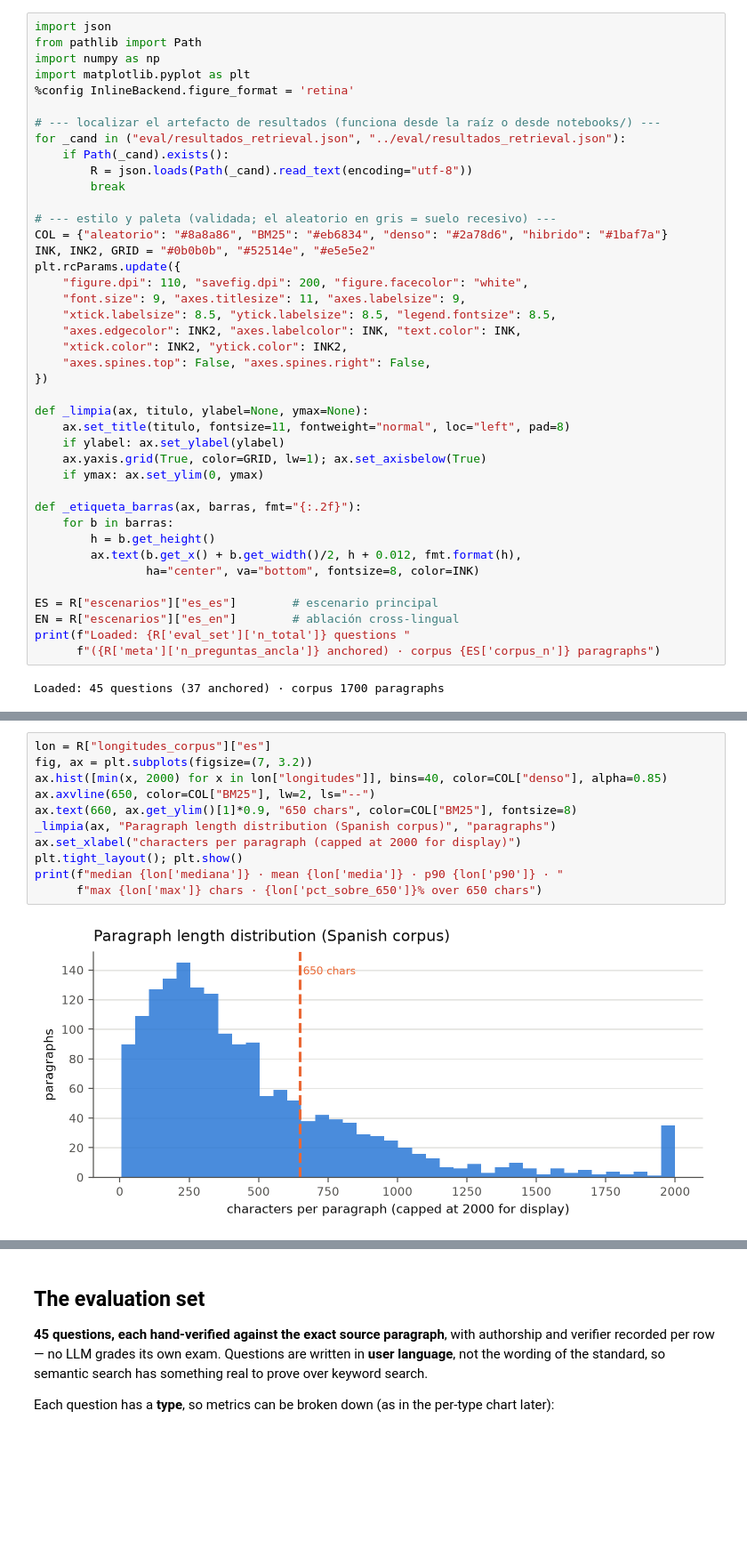
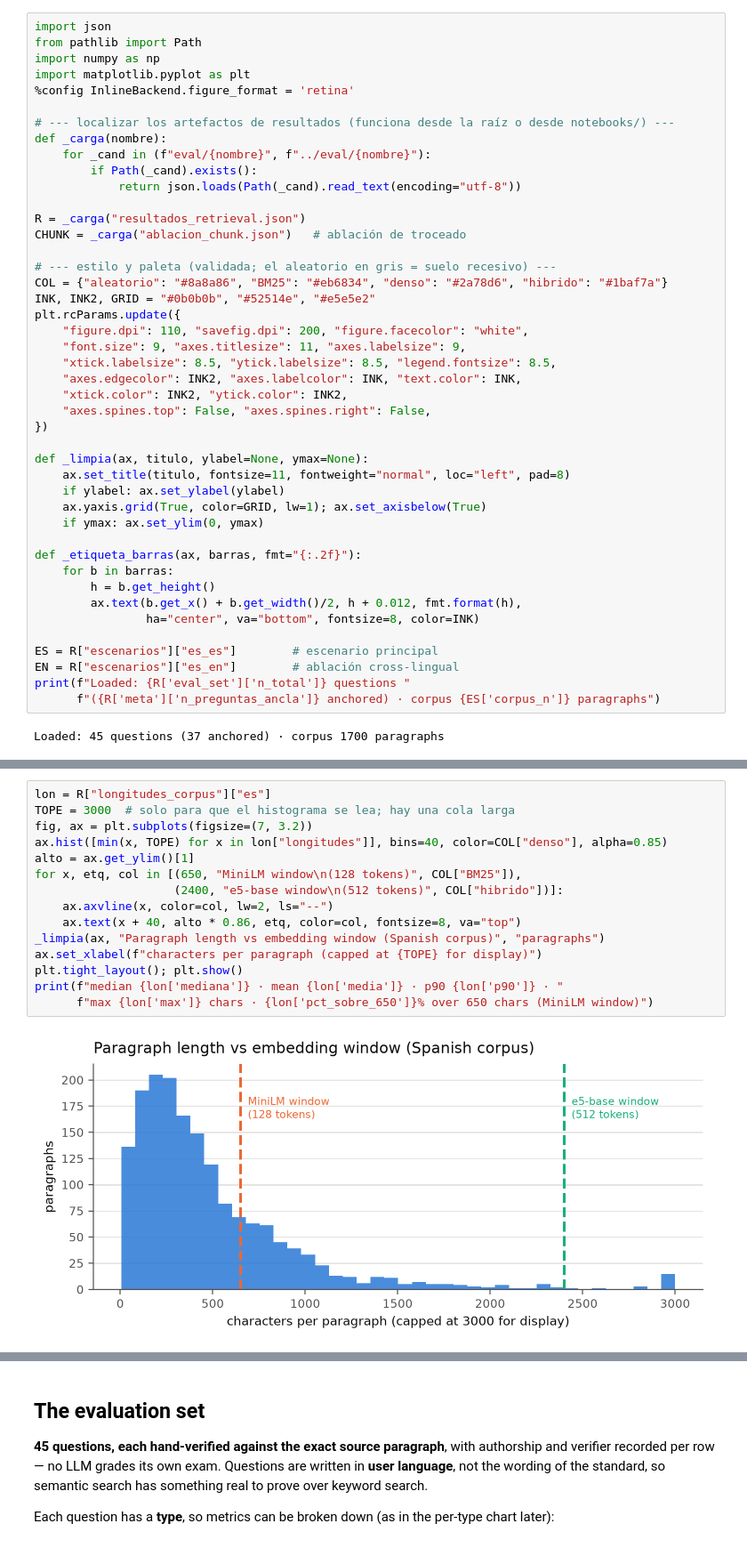
Before and after one commit to Helena-Alcolea/esrs-rag, a Jupyter notebook: notebooks/1-retrieval-evaluation.ipynb, the cells around one changed output, grey strips where cells are left out. Shown at 89% size. Drawn from its saved outputs; the diff is of its cells as text; blank space fills up the shorter version.

```diff
--- a/notebooks/1-retrieval-evaluation.ipynb
+++ b/notebooks/1-retrieval-evaluation.ipynb
@@ -20,11 +20,14 @@ import numpy as np
 import matplotlib.pyplot as plt
 %config InlineBackend.figure_format = 'retina'
 
-# --- localizar el artefacto de resultados (funciona desde la raíz o desde notebooks/) ---
-for _cand in ("eval/resultados_retrieval.json", "../eval/resultados_retrieval.json"):
-    if Path(_cand).exists():
-        R = json.loads(Path(_cand).read_text(encoding="utf-8"))
-        break
+# --- localizar los artefactos de resultados (funciona desde la raíz o desde notebooks/) ---
+def _carga(nombre):
+    for _cand in (f"eval/{nombre}", f"../eval/{nombre}"):
+        if Path(_cand).exists():
+            return json.loads(Path(_cand).read_text(encoding="utf-8"))
+
+R = _carga("resultados_retrieval.json")
+CHUNK = _carga("ablacion_chunk.json")   # ablación de troceado
 
 # --- estilo y paleta (validada; el aleatorio en gris = suelo recesivo) ---
 COL = {"aleatorio": "#8a8a86", "BM25": "#eb6834", "denso": "#2a78d6", "hibrido": "#1baf7a"}
@@ -66,13 +83,17 @@ length confounder** when comparing them.
 # %%
 lon = R["longitudes_corpus"]["es"]
+TOPE = 3000  # solo para que el histograma se lea; hay una cola larga
 fig, ax = plt.subplots(figsize=(7, 3.2))
-ax.hist([min(x, 2000) for x in lon["longitudes"]], bins=40, color=COL["denso"], alpha=0.85)
-ax.axvline(650, color=COL["BM25"], lw=2, ls="--")
-ax.text(660, ax.get_ylim()[1]*0.9, "650 chars", color=COL["BM25"], fontsize=8)
-_limpia(ax, "Paragraph length distribution (Spanish corpus)", "paragraphs")
-ax.set_xlabel("characters per paragraph (capped at 2000 for display)")
+ax.hist([min(x, TOPE) for x in lon["longitudes"]], bins=40, color=COL["denso"], alpha=0.85)
+alto = ax.get_ylim()[1]
+for x, etq, col in [(650, "MiniLM window\n(128 tokens)", COL["BM25"]),
+                    (2400, "e5-base window\n(512 tokens)", COL["hibrido"])]:
+    ax.axvline(x, color=col, lw=2, ls="--")
+    ax.text(x + 40, alto * 0.86, etq, color=col, fontsize=8, va="top")
+_limpia(ax, "Paragraph length vs embedding window (Spanish corpus)", "paragraphs")
+ax.set_xlabel(f"characters per paragraph (capped at {TOPE} for display)")
 plt.tight_layout(); plt.show()
 print(f"median {lon['mediana']} · mean {lon['media']} · p90 {lon['p90']} · "
-      f"max {lon['max']} chars · {lon['pct_sobre_650']}% over 650 chars")
+      f"max {lon['max']} chars · {lon['pct_sobre_650']}% over 650 chars (MiniLM window)")
 # %% [output]
-[figure, old version]
+[figure, new version]
```
Also changed, not shown: parts of 7 cells of this notebook, 1 other file.
